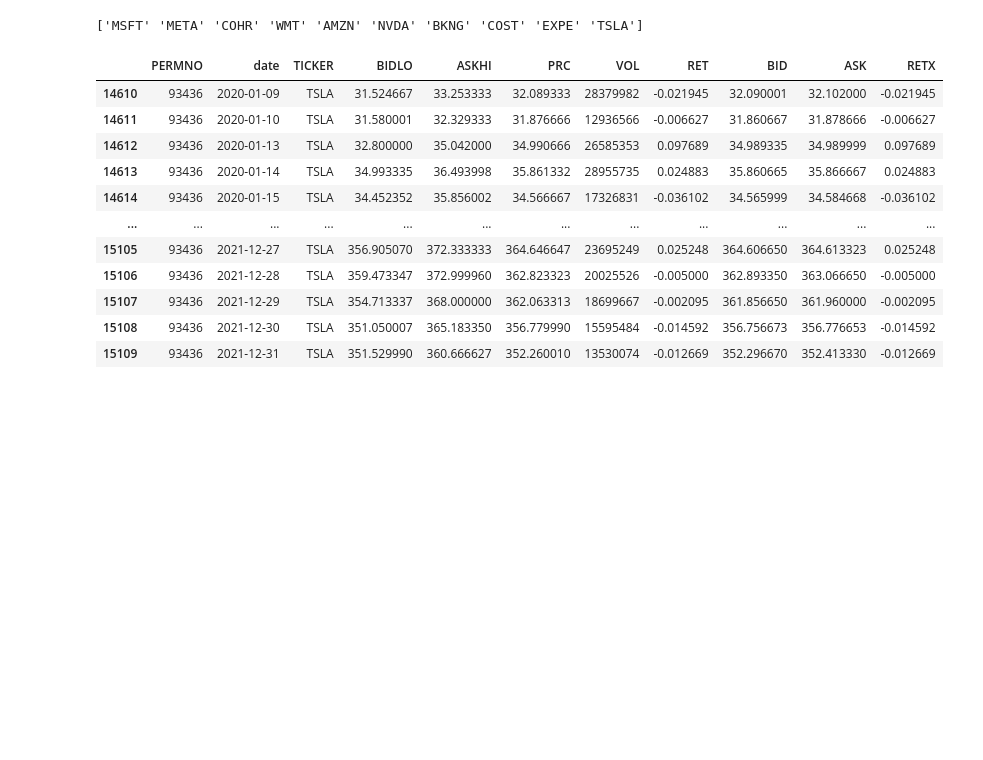
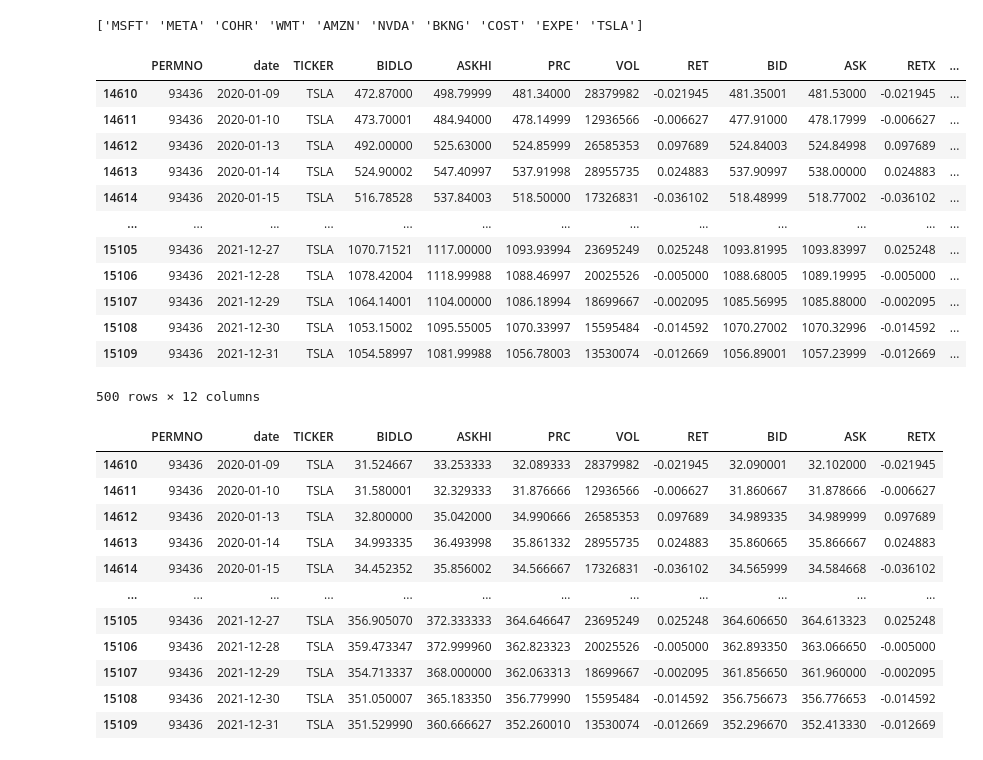
Before and after one commit to Spipers/FinalThesisQF, a Jupyter notebook: Notebooks/Stock_data_compression.ipynb, the cells around one changed output. Saved outputs shown, nothing was run; the diff lists cells and outputs as text; code cells hidden in the pictures; blank space fills up the shorter version.

```diff
--- a/Notebooks/Stock_data_compression.ipynb
+++ b/Notebooks/Stock_data_compression.ipynb
@@ -104,4 +104,45 @@ unique_tickers = pd_df['TICKER'].unique()
 print(unique_tickers)
 # %% [output]
 ['MSFT' 'META' 'COHR' 'WMT' 'AMZN' 'NVDA' 'BKNG' 'COST' 'EXPE' 'TSLA']
+# %%
+# Create a copy of pd_df
+df_copy = pd_df.copy()
+
+# Create a new column 'PRC_copy' that copies 'PRC'
+df_copy['PRC_actual'] = df_copy['PRC']
+
+#Nvidia
+mask = (df_copy['TICKER'] == 'NVDA') & (df_copy['date'] >= timeperiod[0]) & (df_copy['date'] <= nvidia_split[0])
+df_copy.loc[mask, ['PRC_actual']] /= nvidia_split[1]
+
+#Amazon
+mask1 = (df_copy['TICKER'] == 'AMZN') & (df_copy['date'] >= amzn_split[0]) & (df_copy['date'] <= timeperiod[1])
+df_copy.loc[mask1, ['PRC_actual']] /= amzn_split[1]
+
+#Walmarkt
+mask2 = (df_copy['TICKER'] == 'WMT') & (df_copy['date'] >= timeperiod[0]) & (df_copy['date'] <= timeperiod[1])
+df_copy.loc[mask2, ['PRC_actual']] /= wmt_split[1]
+
+#Tesla
+mask3 = (df_copy['TICKER'] == 'TSLA') & (df_copy['date'] >= timeperiod[0]) & (df_copy['date'] <= timeperiod[1])
+df_copy.loc[mask3, ['PRC_actual']] /= tesla_split1[1]
+
+mask4 = (df_copy['TICKER'] == 'TSLA') & (df_copy['date'] >= timeperiod[0]) & (df_copy['date'] <= tesla_split1[0])
+df_copy.loc[mask4, ['PRC_actual']] /= tesla_split[1]
+
+df_copy.tail(500)
+# %% [output]
+|  | PERMNO | date | TICKER | BIDLO | ASKHI | PRC | VOL | RET | BID | ASK | RETX | ... |
+| 14610 | 93436 | 2020-01-09 | TSLA | 472.87000 | 498.79999 | 481.34000 | 28379982 | -0.021945 | 481.35001 | 481.53000 | -0.021945 | ... |
+| 14611 | 93436 | 2020-01-10 | TSLA | 473.70001 | 484.94000 | 478.14999 | 12936566 | -0.006627 | 477.91000 | 478.17999 | -0.006627 | ... |
+| 14612 | 93436 | 2020-01-13 | TSLA | 492.00000 | 525.63000 | 524.85999 | 26585353 | 0.097689 | 524.84003 | 524.84998 | 0.097689 | ... |
+| 14613 | 93436 | 2020-01-14 | TSLA | 524.90002 | 547.40997 | 537.91998 | 28955735 | 0.024883 | 537.90997 | 538.00000 | 0.024883 | ... |
+| 14614 | 93436 | 2020-01-15 | TSLA | 516.78528 | 537.84003 | 518.50000 | 17326831 | -0.036102 | 518.48999 | 518.77002 | -0.036102 | ... |
+| ... | ... | ... | ... | ... | ... | ... | ... | ... | ... | ... | ... | ... |
+| 15105 | 93436 | 2021-12-27 | TSLA | 1070.71521 | 1117.00000 | 1093.93994 | 23695249 | 0.025248 | 1093.81995 | 1093.83997 | 0.025248 | ... |
+| 15106 | 93436 | 2021-12-28 | TSLA | 1078.42004 | 1118.99988 | 1088.46997 | 20025526 | -0.005000 | 1088.68005 | 1089.19995 | -0.005000 | ... |
+| 15107 | 93436 | 2021-12-29 | TSLA | 1064.14001 | 1104.00000 | 1086.18994 | 18699667 | -0.002095 | 1085.56995 | 1085.88000 | -0.002095 | ... |
+| 15108 | 93436 | 2021-12-30 | TSLA | 1053.15002 | 1095.55005 | 1070.33997 | 15595484 | -0.014592 | 1070.27002 | 1070.32996 | -0.014592 | ... |
+| 15109 | 93436 | 2021-12-31 | TSLA | 1054.58997 | 1081.99988 | 1056.78003 | 13530074 | -0.012669 | 1056.89001 | 1057.23999 | -0.012669 | ... |
+500 rows × 12 columns
 # %%
```
Also changed, not shown: parts of 6 cells of this notebook, 2 other files.
